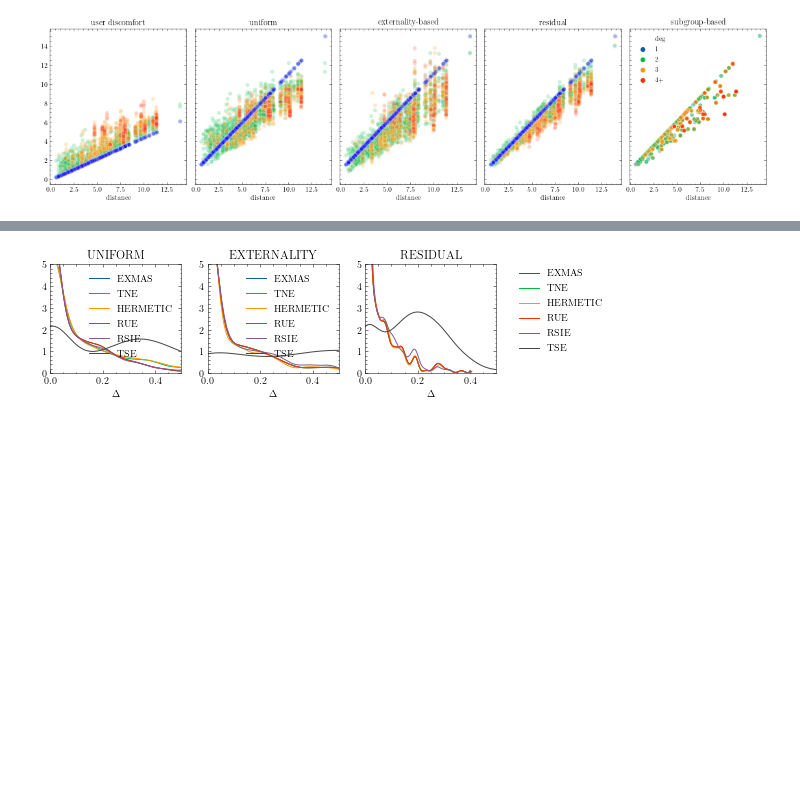
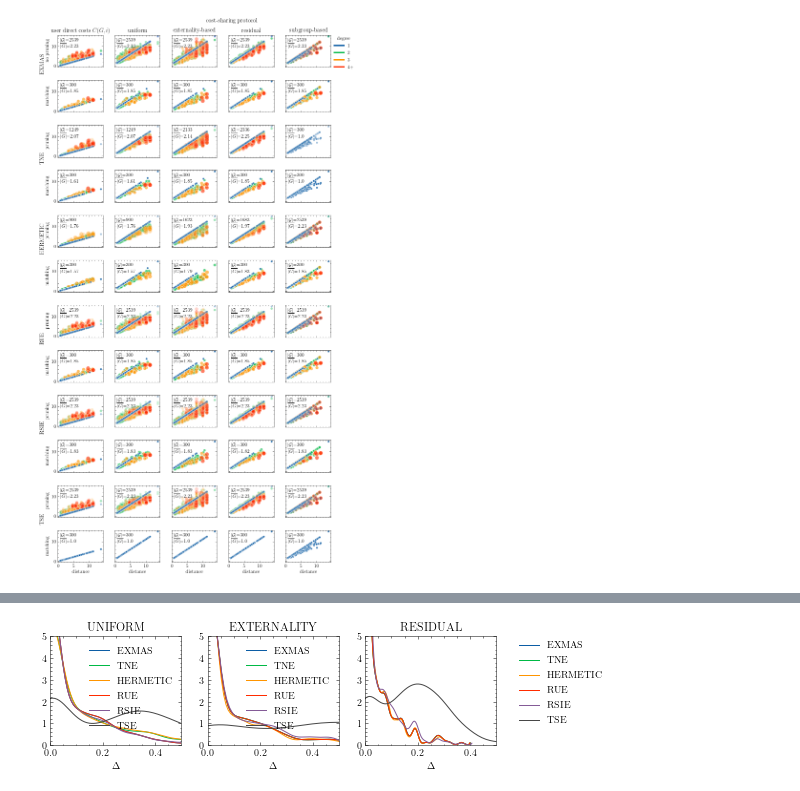
Before and after one commit to RafalKucharskiPK/ExMAS, a Jupyter notebook: ExMAS/spinoffs/game/results.ipynb, the cells around one changed output, grey strips where cells are left out. Saved outputs shown, nothing was run; the diff lists cells and outputs as text; code cells hidden in the pictures; blank space fills up the shorter version.

```diff
--- a/ExMAS/spinoffs/game/results.ipynb
+++ b/ExMAS/spinoffs/game/results.ipynb
@@ -61,26 +30,70 @@ df
+# %%
+EXPERIMENT_NAME = 'r4'
+PRICINGS = ['UNIFORM','EXTERNALITY','RESIDUAL','SUBGROUP']
+
+for i,PRICING in enumerate(PRICINGS):
+
+    for j, ALGO in enumerate(['EXMAS', 'TNE', 'HERMETIC', 'RUE', 'RSIE', 'TSE']):
+        col_name = "pruned_Pricing-{}_Pruning-['{}']".format(PRICING, ALGO)
+        rm[col_name] = rm.apply(lambda r: rides.loc[r.ride][col_name], axis = 1)
 # %%
 df = rm
 palette = sns.color_palette(colors[0:4])
 df['travel time'] = df['ttrav_sh']
 df['user discomfort'] = df['cost_user']
 cols = ['user discomfort','UNIFORM','EXTERNALITY','RESIDUAL','SUBGROUP']
-titles = ['user discomfort','uniform', 'externality-based','residual','subgroup-based']
+ALGOS = ['EXMAS','TNE', 'HERMETIC', 'RUE', 'RSIE', 'TSE']
+titles = ['user direct costs $C(G,i)$','uniform', 'externality-based','residual','subgroup-based']
 
-fig, axes = plt.subplots(1,len(cols), figsize = (len(cols)*3,4), sharey=True)
+fig, axes = plt.subplots(12,len(cols), figsize = (len(cols)*2,1.5*2*6), sharey=True, sharex = True)
 df['deg'] = df.degree.apply(lambda x: '4+' if x>3 else str(x))
 df['distance'] = df['dist']/1000
+df['size'] = df['degree']**2
+
+def single_scatter(col, df, ax, alpha = 0.2, legend = False, text = True):
+    pal = sns.color_palette(colors[0:df.deg.nunique()])
+    sns.scatterplot(x='distance',y=col, data = df, ax = ax, hue = 'deg', alpha = alpha, palette = pal, size = df['size'])
+    sns.scatterplot(x='distance',y=col, data = df[df.degree==1], ax = ax, alpha = alpha, color = colors[0], size = df['size'])
+    if not legend:
+        ax.get_legend().remove()
+    if text:
+        label = "$|\mathcal{G}|$="+ str(df.shape[0]) +"\n$\overline{|G|}$="+ str(round(df.degree.mean(),2))
+        ax.text(0.05,0.6,label,rotation=0, fontsize = 10, transform=ax.transAxes)
+
 
 for i,col in enumerate(cols):
 
+    axes[0][i].set_title(titles[i])
+    sns.scatterplot(x='distance',y=col, data = df, ax = axes[0][i], hue = 'deg', alpha = 0.2, palette = palette, size = df['size'])
+    if col is not 'SUBGROUP':
+        sns.scatterplot(x='distance',y=col, data = df[df.degree==1], ax = axes[0][i], alpha = 0.2, color = 'blue', size = df['size'])
 
-    axes[i].set_title(titles[i])
-    sns.scatterplot(x='distance',y=col, data = df, ax = axes[i], hue = 'deg', alpha = 0.2, palette = palette)
-    if col is not 'SUBGROUP':
-        sns.scatterplot(x='distance',y=col, data = df[df.degree==1], ax = axes[i], alpha = 0.2, color = 'blue')
-    axes[i].set_ylabel('')
-    if i<len(cols)-1:
-        axes[i].get_legend().remove()
-#plf.savefig('f3.png')
-plt.tight_layout()
+    for j, ALGO in enumerate(ALGOS):
+
+        matching_column = "Experiment-r4_Pricing-{}_Objective-['total_group_cost']_Pruning-['{}']_minmax-min".format('UNIFORM' if col == 'user discomfort' else col,ALGO)
+        pruning_column = "pruned_Pricing-{}_Pruning-['{}']".format('UNIFORM' if col == 'user discomfort' else col, ALGO)
+        single_scatter(col, df = df[df[pruning_column]==True], ax = axes[2*j][i], legend = False)
+
+        single_scatter(col, df = df[df[matching_column]==1], ax = axes[2*j+1][i], alpha = 0.6)
+        #axes[2*j][0].set_ylabel('no pruning' if ALGO == 'EXMAS' else ALGO + " pruning")
+        #axes[2*j+1][0].set_ylabel('no pruning match' if ALGO == 'EXMAS' else ALGO + " matching")
+        if i ==0:
+            axes[2*j][0].set_ylabel("pruning")
+            axes[2*j+1][0].set_ylabel("matching")
+            axes[2*j][0].text(-0.4, -0.2, ALGO,rotation='vertical', transform=axes[2*j][0].transAxes, fontsize = 12)
+
+    if i>0:
+        axes[0][i].set_ylabel('')
+    else:
+        axes[0][i].set_ylabel('no pruning')
+custom = [Line2D([], [], marker='', color=colors[i], linestyle='-', lw = 3) for i in [0,1,2,3]]
+
+axes[0][4].legend(custom, ['1', '2','3','4+'], loc='upper right',bbox_to_anchor=(1.6, 1.1), title = 'degree')
+
+    #if i<len(cols)-1:
+    #    axes[0][i].get_legend().remove()
+fig.text(0.5, 0.95,'cost-sharing protocol', fontsize = 12)
+plt.tight_layout(rect=[0, 0.05, 0.95, 0.95])
+plt.savefig('scatters.png')
 # %% [output]
-[figure, old version]
+[figure, new version]
```
Also changed, not shown: parts of 12 cells of this notebook, 6 other files.
